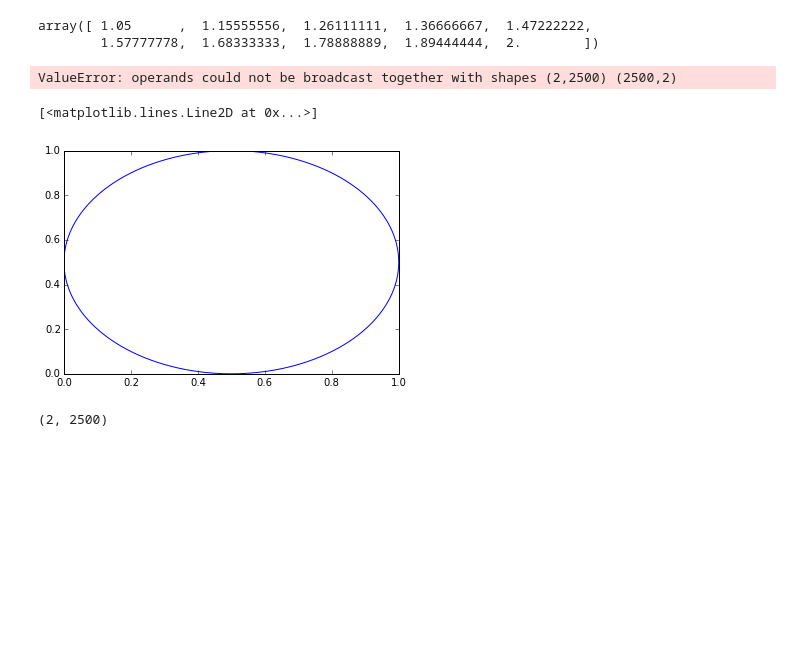
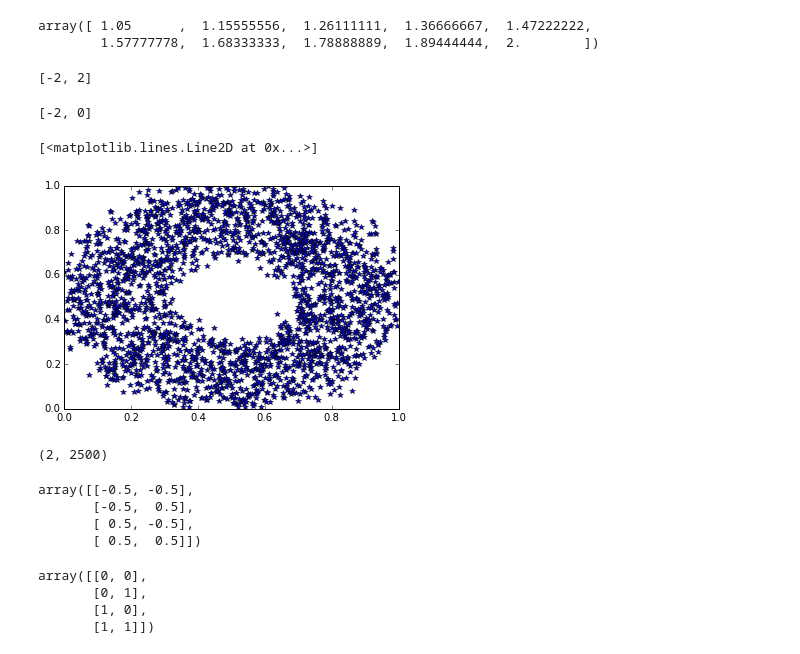
Before and after one commit to Balandat/cont_no_regret, a Jupyter notebook: nustar_test.ipynb, the cells around one changed output. Cells and saved outputs as stored; diff of their text form; code cells hidden in the pictures; blank space fills up the shorter version.

```diff
--- a/nustar_test.ipynb
+++ b/nustar_test.ipynb
@@ -43,16 +47,22 @@ T = 2500
+# %%
+loss.minmax()
+# %% [output]
+[-2, 2]
+# %%
+AffineLossFunction(nBox([(-1,0), (-1,0)]), [1,1], 0).minmax()
+# %% [output]
+[-2, 0]
 # %%
-epsilon = 0.2
-mu = (1-epsilon)*(0.5 + 0.5*np.array([np.sin(np.linspace(0, 2*np.pi, T)), np.cos(np.linspace(0, 2*np.pi, T))])) + epsilon*dom.sample_uniform(T)
+epsilon = 0.3
+mu = (1-epsilon)*(0.5 + 0.5*np.array([np.sin(np.linspace(0, 2*np.pi, T)), np.cos(np.linspace(0, 2*np.pi, T))])).T + epsilon*dom.sample_uniform(T)
-# %% [output]
-ValueError: operands could not be broadcast together with shapes (2,2500) (2500,2)
 # %%
 import matplotlib.pyplot as plt
 %matplotlib inline
 # %%
-plt.plot(mu[0,:], mu[1,:])
+plt.plot(mu[:,0], mu[:,1], '*')
 # %% [output]
 [<matplotlib.lines.Line2D at 0x...>]
-[figure, old version]
+[figure, new version]
 # %%
 mu.shape
 # %% [output]
@@ -59,0 +74,14 @@ mu.shape
+# %%
+verts-mu
+# %% [output]
+array([[-0.5, -0.5],
+       [-0.5,  0.5],
+       [ 0.5, -0.5],
+       [ 0.5,  0.5]])
+# %%
+verts
+# %% [output]
+array([[0, 0],
+       [0, 1],
+       [1, 0],
+       [1, 1]])
```
Also changed, not shown: parts of 10 cells of this notebook, 6 other files.
